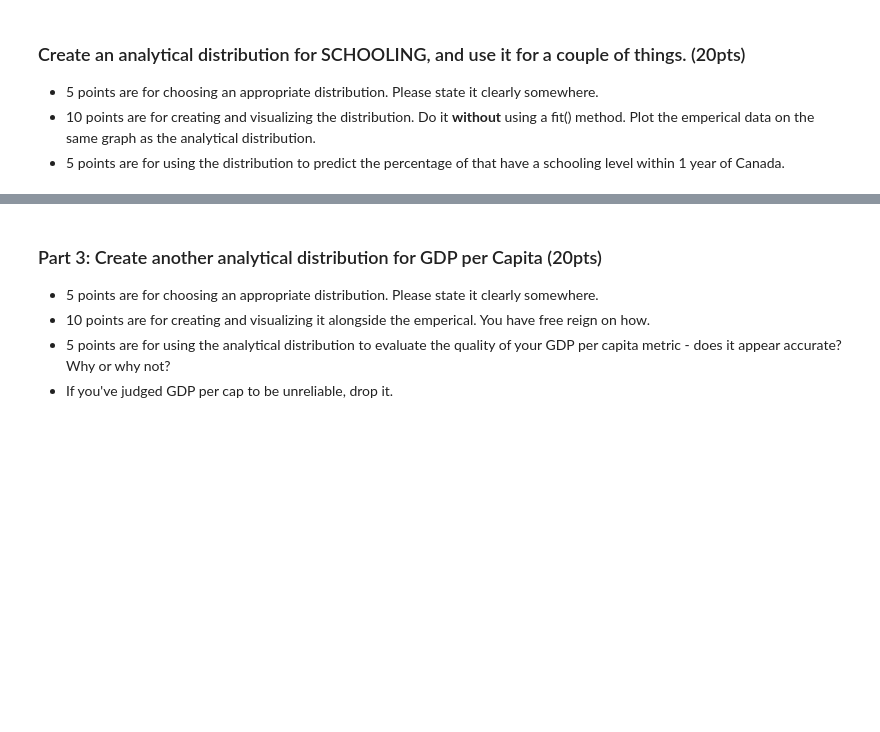
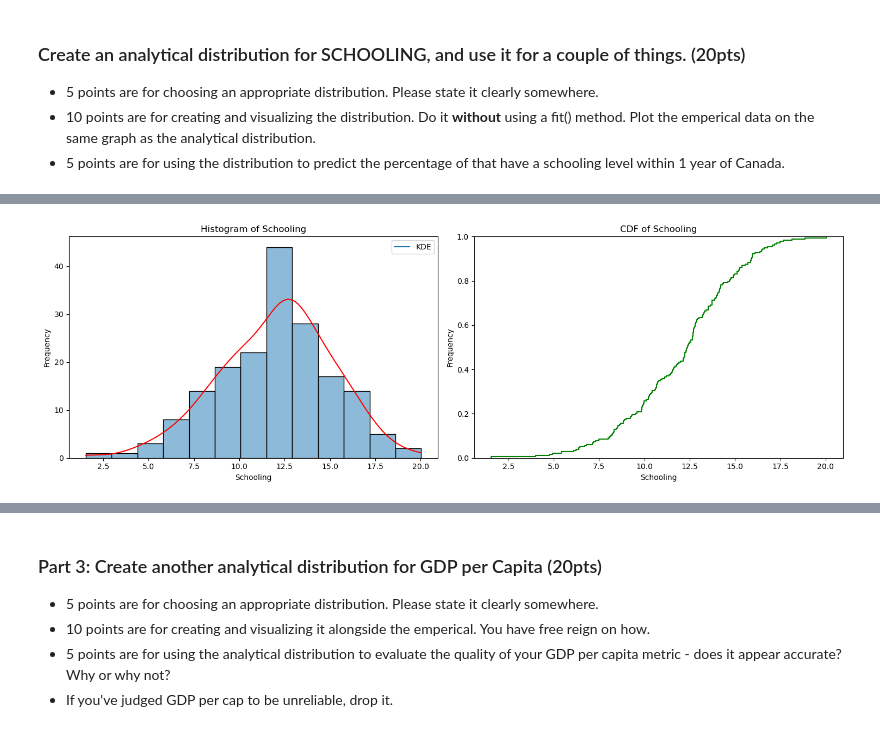
Before and after one commit to AkeemSemperDataScience/data3450-assignment-2-mlsiebold, a Jupyter notebook: START_Asn_2.ipynb, the cells around one changed output, grey strips where cells are left out. Cells and saved outputs as stored; diff of their text form; code cells hidden in the pictures; blank space fills up the shorter version.

```diff
--- a/START_Asn_2.ipynb
+++ b/START_Asn_2.ipynb
@@ -181,0 +191,5 @@ plt.show()
+# %%
+# Create new df, drop null values, and confirm True = 0
+
+df_school = dfLE[dfLE['Schooling'].notnull()]
+df_school['Schooling'].isnull().value_counts()
@@ -181,0 +214,24 @@ plt.show()
+# %%
+# Explore data
+
+data = df_school['Schooling'].to_list()
+column = 'Schooling'
+
+fig, axes = plt.subplots(1, 2, figsize=(15, 5))                             # Create subplots based on number of columns in list
+
+sns.histplot(data=data, kde=True, line_kws={'label':'KDE'}, ax=axes[0])     # Plot histogram and density curve (KDE)
+axes[0].set_title(f'Histogram of {column}')                                 # axes[i*subplot_cols] tells it where to place the graph:
+axes[0].set_xlabel(column)                                                      # i = subplot row = current iteration
+axes[0].set_ylabel('Frequency')                                                 # subplot_cols = column number = subplot column 1
+axes[0].legend()
+axes[0].lines[0].set_color('red')                                           # Change KDE color (workaround because line_kws ignores {'color':'red'} for dumb reasons I don't really understand...)
+
+sns.ecdfplot(data=data, ax=axes[1], color='green')                          # Plot CDF
+axes[1].set_title(f'CDF of {column}')                                       # axes[i*subplot_cols+1] tells it where to place the graph:
+axes[1].set_xlabel(column)                                                      # i = subplot row = current iteration
+axes[1].set_ylabel('Frequency')                                                 # subplot_cols+1 = column number = 1+1 = subplot column 2
+
+plt.tight_layout()                                                          # Tight layout prevents overlapping axis labels
+plt.show()
+# %% [output]
+[figure, added]
```
Also changed, not shown: parts of 4 cells of this notebook.
